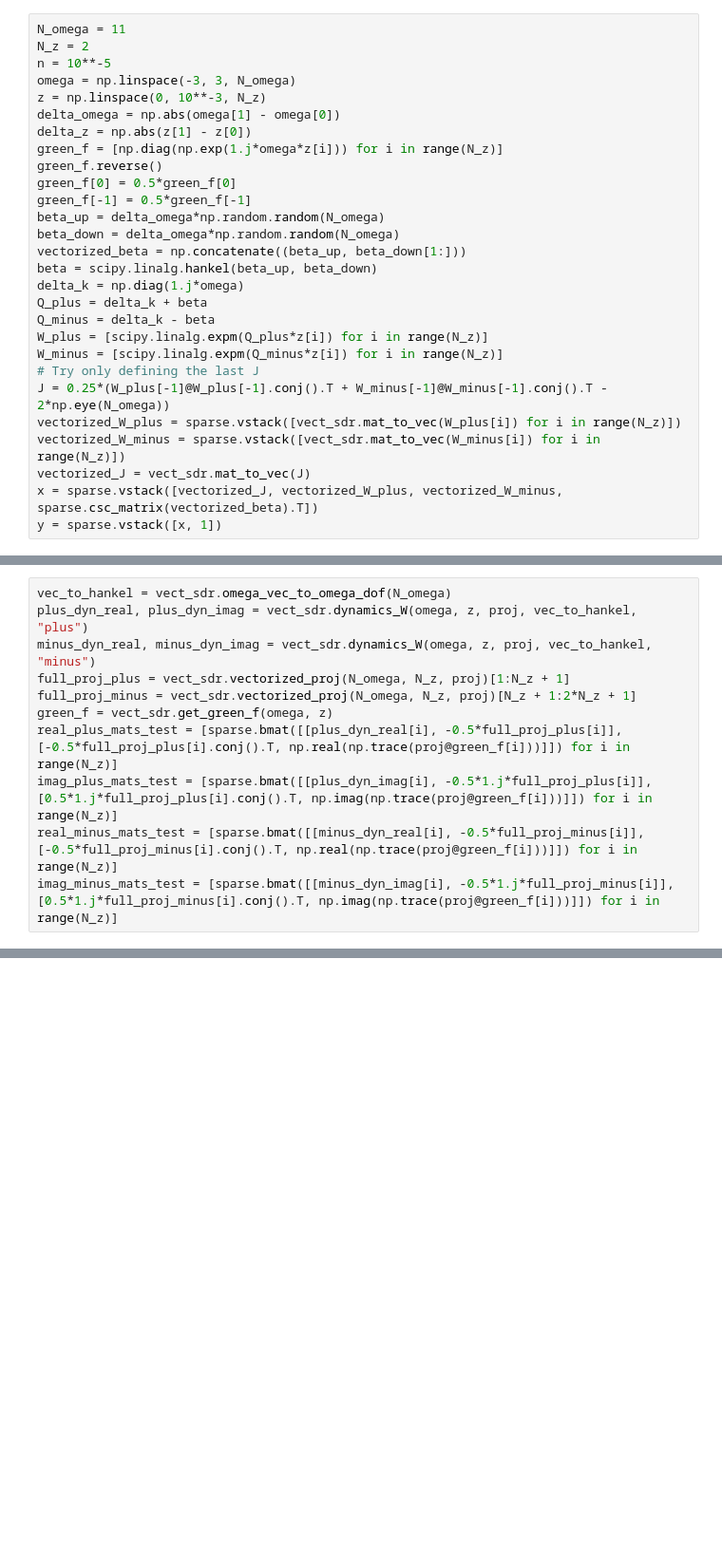
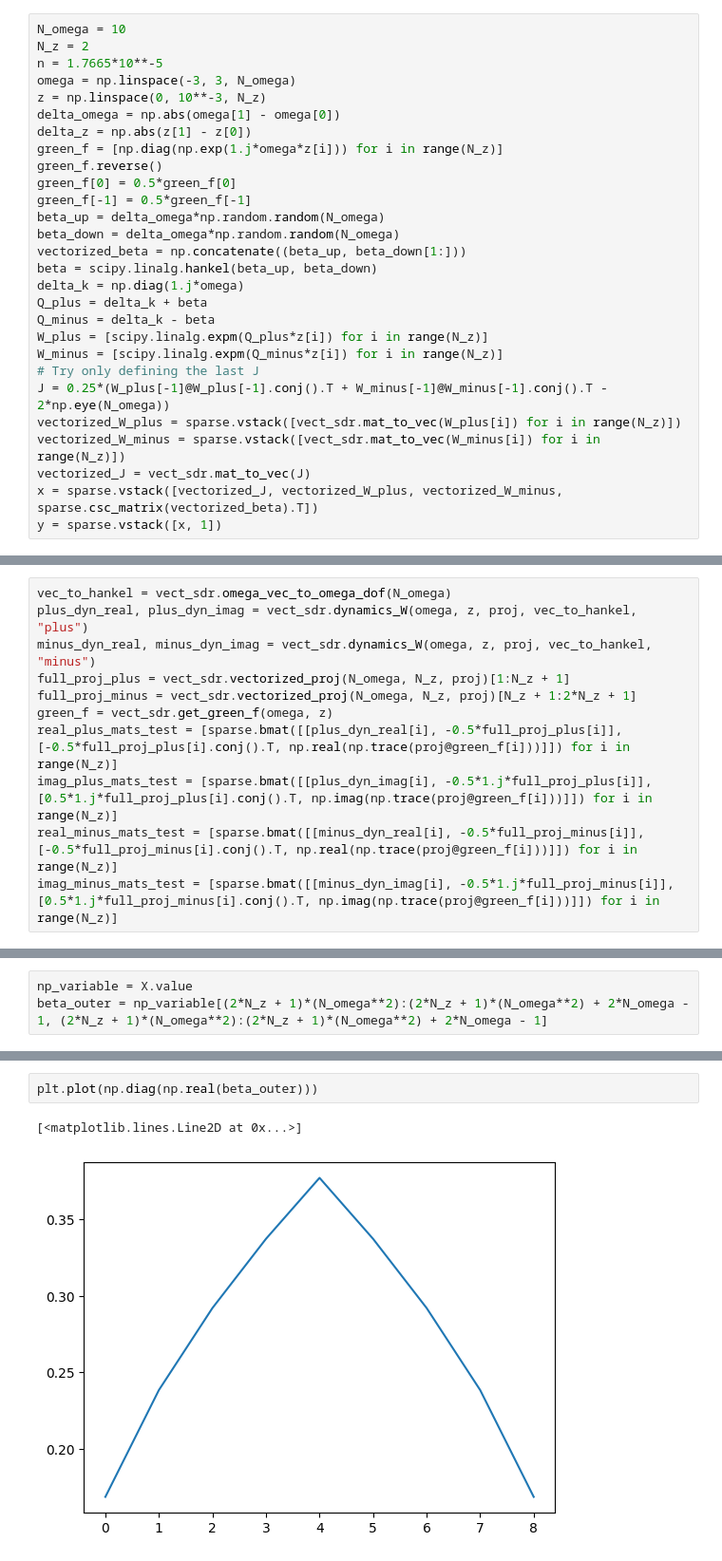
Before and after one commit to polyquantique/optimal_pumps, a Jupyter notebook: cvxpy_vectorized_prob.ipynb, the cells around one changed output, grey strips where cells are left out. Shown at 95% size. Saved outputs shown, nothing was run; the diff lists cells and outputs as text; blank space fills up the shorter version.

```diff
--- a/cvxpy_vectorized_prob.ipynb
+++ b/cvxpy_vectorized_prob.ipynb
@@ -8,9 +8,9 @@ import vectorized_sdr as vect_sdr
 
 np.random.seed(0)
 # %%
-N_omega = 11
+N_omega = 10
 N_z = 2
-n = 10**-5
+n = 1.7665*10**-5
 omega = np.linspace(-3, 3, N_omega)
 z = np.linspace(0, 10**-3, N_z)
 delta_omega = np.abs(omega[1] - omega[0])
@@ -137,0 +154,3 @@ problem.solve(verbose = True)
+# %%
+np_variable = X.value
+beta_outer = np_variable[(2*N_z + 1)*(N_omega**2):(2*N_z + 1)*(N_omega**2) + 2*N_omega - 1, (2*N_z + 1)*(N_omega**2):(2*N_z + 1)*(N_omega**2) + 2*N_omega - 1]
@@ -137,0 +195,5 @@ problem.solve(verbose = True)
+# %%
+plt.plot(np.diag(np.real(beta_outer)))
+# %% [output]
+[<matplotlib.lines.Line2D at 0x...>]
+[figure, added]
```
Also changed, not shown: parts of 16 cells of this notebook, 25 other files.
